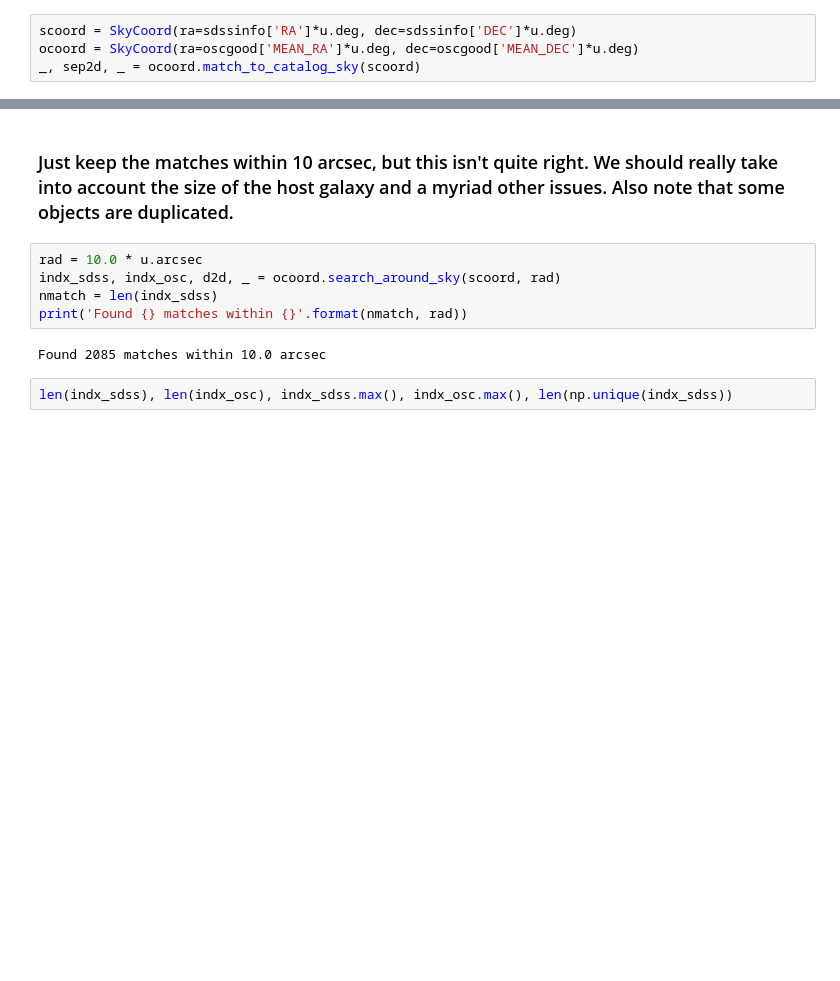
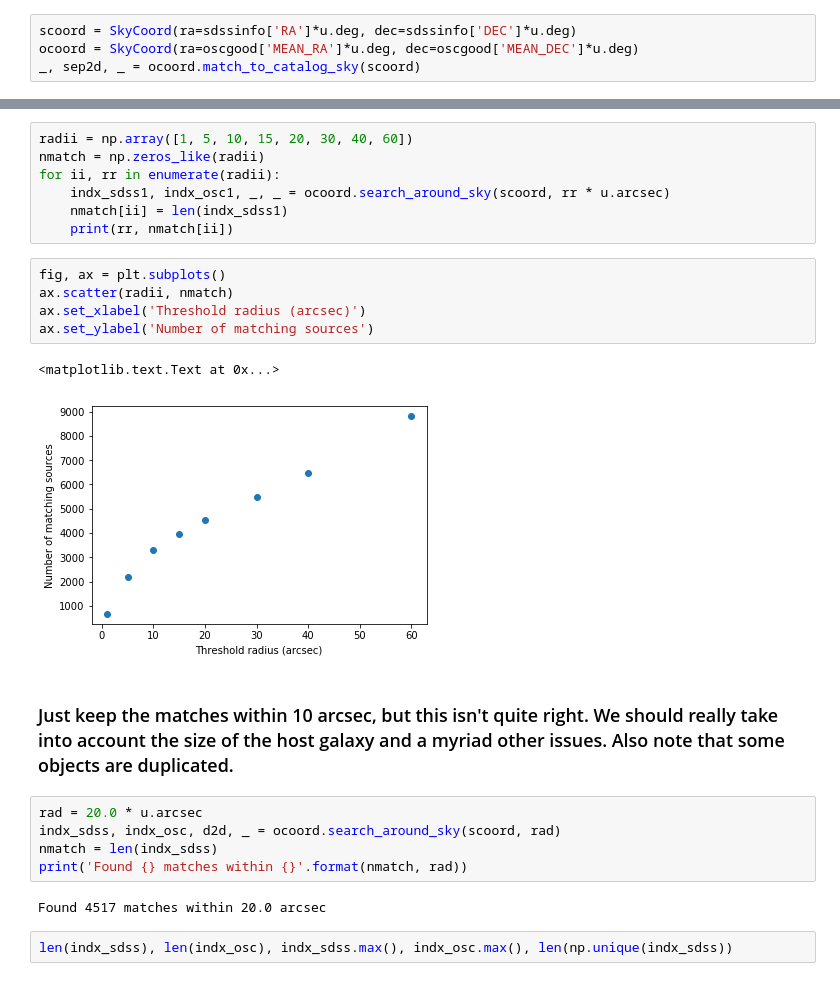
Before and after one commit to moustakas/siena-astrophysics, a Jupyter notebook: nb/match-galspecinfo-open-supernova-catalog.ipynb, the cells around one changed output, grey strips where cells are left out. Cells and saved outputs as stored; diff of their text form; blank space fills up the shorter version.

Commit message:
more generous matching

```diff
--- a/nb/match-galspecinfo-open-supernova-catalog.ipynb
+++ b/nb/match-galspecinfo-open-supernova-catalog.ipynb
@@ -247,12 +250,27 @@ _, _, _ = ax.hist(sep2d.arcsec, bins=100, range=(0, 120))
+# %%
+radii = np.array([1, 5, 10, 15, 20, 30, 40, 60])
+nmatch = np.zeros_like(radii)
+for ii, rr in enumerate(radii):
+    indx_sdss1, indx_osc1, _, _ = ocoord.search_around_sky(scoord, rr * u.arcsec)
+    nmatch[ii] = len(indx_sdss1)
+    print(rr, nmatch[ii])
+# %%
+fig, ax = plt.subplots()
+ax.scatter(radii, nmatch)
+ax.set_xlabel('Threshold radius (arcsec)')
+ax.set_ylabel('Number of matching sources')
+# %% [output]
+<matplotlib.text.Text at 0x...>
+[figure, added]
 # %% [markdown]
 ### Just keep the matches within 10 arcsec, but this isn't quite right.  We should really take into account the size of the host galaxy and a myriad other issues.  Also note that some objects are duplicated.
 # %%
-rad = 10.0 * u.arcsec
+rad = 20.0 * u.arcsec
 indx_sdss, indx_osc, d2d, _ = ocoord.search_around_sky(scoord, rad)
 nmatch = len(indx_sdss)
 print('Found {} matches within {}'.format(nmatch, rad))
 # %% [output]
-Found 2085 matches within 10.0 arcsec
+Found 4517 matches within 20.0 arcsec
 # %%
 len(indx_sdss), len(indx_osc), indx_sdss.max(), indx_osc.max(), len(np.unique(indx_sdss))
 # %% [output]
```
Also changed, not shown: parts of 7 cells of this notebook.
